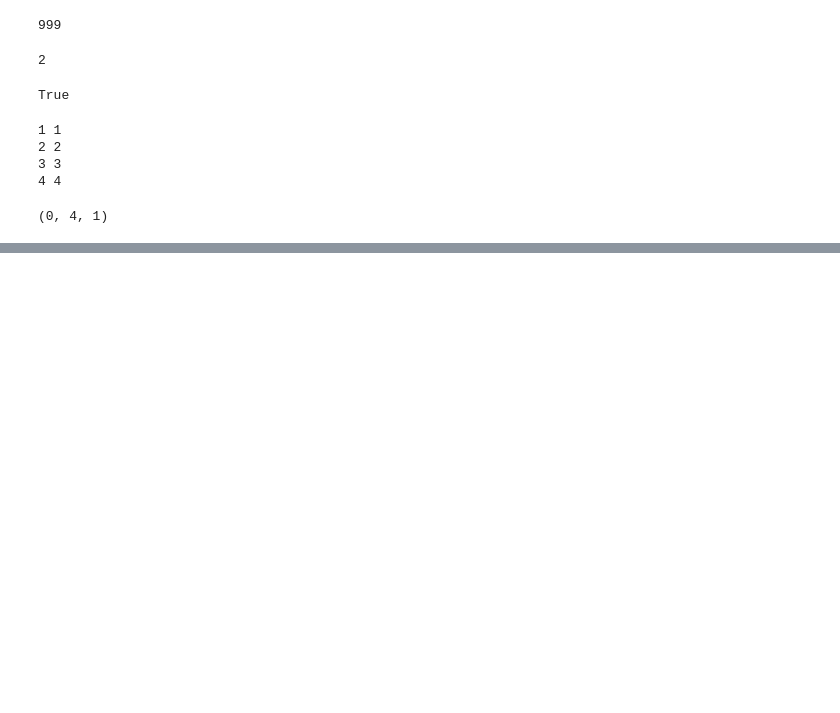
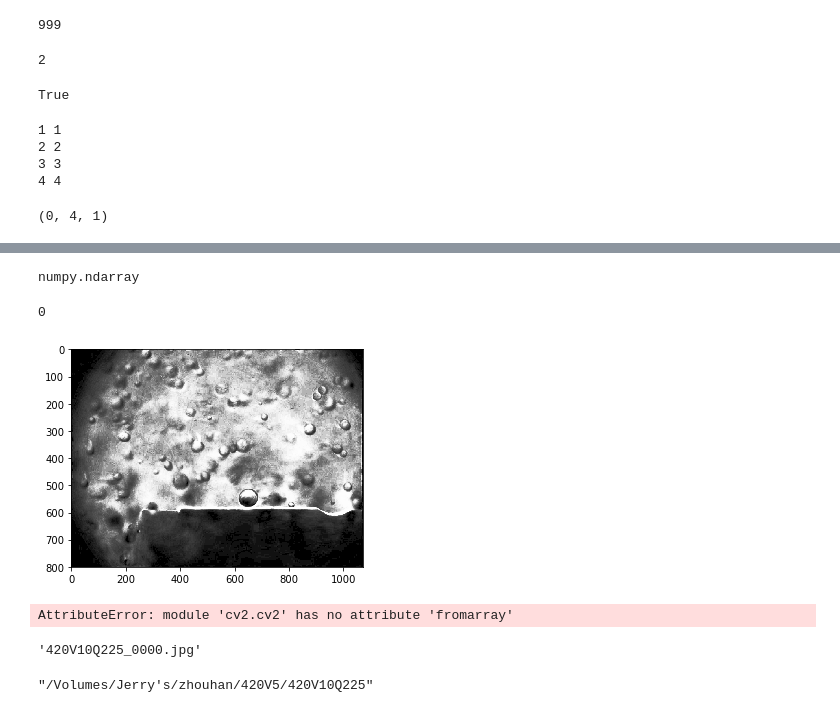
Before and after one commit to yangjjie94/labelSeries, a Jupyter notebook: pascalvoc.ipynb, the cells around one changed output, grey strips where cells are left out. Saved outputs shown, nothing was run; the diff lists cells and outputs as text; code cells hidden in the pictures; blank space fills up the shorter version.

```diff
--- a/pascalvoc.ipynb
+++ b/pascalvoc.ipynb
@@ -1065,0 +1263,14 @@ a.indices(4)
+# %%
+imgList = [ "/Volumes/Jerry's/zhouhan/420V5/420V10Q225/420V10Q225_0000.jpg",
+           "/Volumes/Jerry's/zhouhan/420V5/420V10Q225/420V10Q225_0001.jpg",
+           "/Volumes/Jerry's/zhouhan/420V5/420V10Q225/420V10Q225_0002.jpg",
+           "/Volumes/Jerry's/zhouhan/420V5/420V10Q225/420V10Q225_0003.jpg",
+           "/Volumes/Jerry's/zhouhan/420V5/420V10Q225/420V10Q225_0004.jpg",
+           "/Volumes/Jerry's/zhouhan/420V5/420V10Q225/420V10Q225_0005.jpg",
+           "/Volumes/Jerry's/zhouhan/420V5/420V10Q225/420V10Q225_0006.jpg",
+           "/Volumes/Jerry's/zhouhan/420V5/420V10Q225/420V10Q225_0007.jpg",
+           "/Volumes/Jerry's/zhouhan/420V5/420V10Q225/420V10Q225_0008.jpg",
+           "/Volumes/Jerry's/zhouhan/420V5/420V10Q225/420V10Q225_0009.jpg",
+           "/Volumes/Jerry's/zhouhan/420V5/420V10Q225/420V10Q225_0010.jpg"]
+# %%
+backend = PreprocessThread(imgList)
@@ -1065,0 +1310,26 @@ a.indices(4)
+# %%
+type(backend[1])
+# %% [output]
+numpy.ndarray
+# %%
+backend[1].min()
+# %% [output]
+0
+# %%
+plt.imshow(backend[1],cmap='gray')
+plt.show()
+# %% [output]
+[figure, added]
+# %%
+cv2.imshow("img",cv2.fromarray(backend[1]))
+# %% [output]
+AttributeError: module 'cv2.cv2' has no attribute 'fromarray'
+# %%
+filename = "/Volumes/Jerry's/zhouhan/420V5/420V10Q225/420V10Q225_0000.jpg"
+os.path.basename(filename)
+# %% [output]
+'420V10Q225_0000.jpg'
+# %%
+os.path.dirname(filename)
+# %% [output]
+"/Volumes/Jerry's/zhouhan/420V5/420V10Q225"
```
Also changed, not shown: parts of 31 cells of this notebook, 11 other files.
